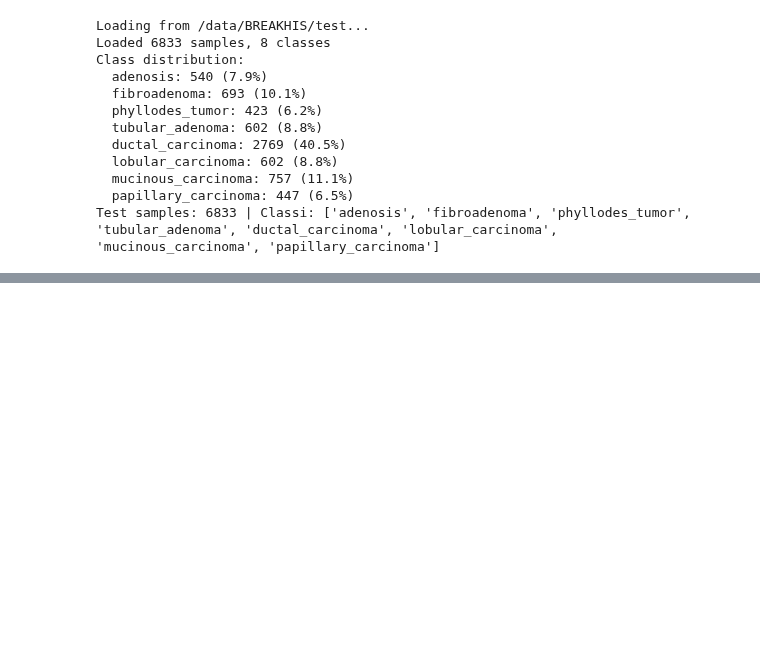
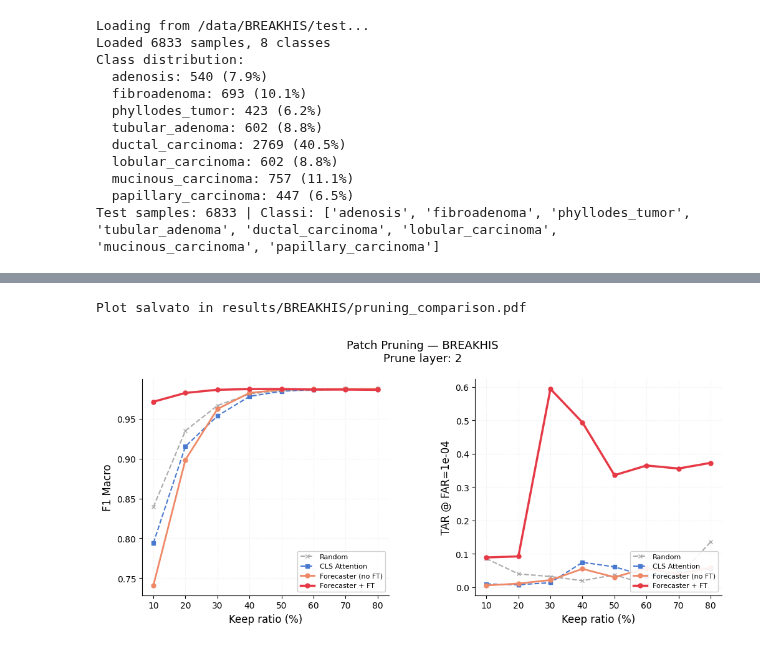
Before and after one commit to vincenzocivale/EntropyPruning, a Jupyter notebook: baseline-comparison.ipynb, the cells around one changed output, grey strips where cells are left out. Drawn from its saved outputs; the diff is of its cells as text; code cells hidden in the pictures; blank space fills up the shorter version.

```diff
--- a/baseline-comparison.ipynb
+++ b/baseline-comparison.ipynb
@@ -31,13 +31,13 @@ CFG = dict(
     batch_size      = 64,
     num_workers     = 8,
     seed            = 42,
-    classifier_ckpt = Path("checkpoints/uni_finetuned/best_model.pt"),
-    forecaster_ckpt = Path("checkpoints/forecaster/forecaster_src05_tgt23.pt"),
-    finetuned_pruned_ckpt = Path("checkpoints/pruned_finetuned/best_pruned_layer5_keep30.pt"),
+    classifier_ckpt = Path(f"checkpoints/{DATASET_NAME}/uni_finetuned/best_model.pt"),
+    forecaster_ckpt = Path(f"checkpoints/{DATASET_NAME}/forecaster/forecaster_src02_tgt23.pt"),
+    finetuned_pruned_ckpt = Path(f"checkpoints/{DATASET_NAME}/pruned_finetuned/best_prune_layer2_keep10.pt"),
     results_dir     = Path(f"results/{DATASET_NAME}"),
-    prune_layer     = 5,
+    prune_layer     = 2,
     far_threshold   = 1e-4,
-    keep_ratios     = [0.2, 0.3, 0.4, 0.5, 0.6, 0.7, 0.8],
+    keep_ratios     = [0.1, 0.2, 0.3, 0.4, 0.5, 0.6, 0.7, 0.8],
 )
 torch.manual_seed(CFG["seed"])
 np.random.seed(CFG["seed"])
@@ -264,7 +395,6 @@ def make_score_forecaster(forecaster):
     return score_fn
 # %%
 METHODS = [
-    # (nome, score_fn, modello)
     ("Random",
      score_random,
      classifier),
@@ -273,26 +403,21 @@ METHODS = [
      score_cls_attention,
      classifier),
 
-    ("Token Norm",
-     score_token_norm,
-     classifier),
-
-    ("Attention Entropy",
-     score_attention_entropy,
-     classifier),
-
-    ("Center Bias",
-     score_center_bias,
-     classifier),
-
     ("Forecaster (no FT)",
      make_score_forecaster(forecaster),
-     classifier),          # classificatore NON fine-tuned per il pruning
+     classifier),
 
     ("Forecaster + FT",
      make_score_forecaster(forecaster),
-     classifier_ft_pruned),  # classificatore fine-tuned CON pruning
+     classifier_ft_pruned),
 ]
+
+METHOD_STYLES = {
+    "Random"             : {"color": "#aaaaaa", "ls": "--", "marker": "x",  "lw": 1.5},
+    "CLS Attention"      : {"color": "#4878cf", "ls": "--", "marker": "s",  "lw": 1.5},
+    "Forecaster (no FT)" : {"color": "#ee8866", "ls": "-",  "marker": "o",  "lw": 2.0},
+    "Forecaster + FT"    : {"color": "#e63946", "ls": "-",  "marker": "o",  "lw": 2.5},
+}
 # %%
 results = []  # lista di dict
 
@@ -335,13 +511,5 @@ print(df.to_string(index=False))
 # %%
-METHOD_STYLES = {
-    "Random"              : {"color": "#aaaaaa", "ls": "--",  "marker": "x",  "lw": 1.5},
-    "CLS Attention"       : {"color": "#4878cf", "ls": "--",  "marker": "s",  "lw": 1.5},
-    "Token Norm"          : {"color": "#6acc65", "ls": "--",  "marker": "^",  "lw": 1.5},
-    "Attention Entropy"   : {"color": "#d65f5f", "ls": "--",  "marker": "v",  "lw": 1.5},
-    "Center Bias"         : {"color": "#b47cc7", "ls": "--",  "marker": "D",  "lw": 1.5},
-    "Forecaster (no FT)"  : {"color": "#ee8866", "ls": "-",   "marker": "o",  "lw": 2.0},
-    "Forecaster + FT"     : {"color": "#e63946", "ls": "-",   "marker": "o",  "lw": 2.5},
-}
+
 
 x_vals = [int(kr*100) for kr in CFG["keep_ratios"]]
 
@@ -355,33 +523,36 @@ for metric, ylabel, ax in [
     for method_name, style in METHOD_STYLES.items():
         sub = df[df["method"] == method_name].sort_values("keep_pct")
         if sub.empty:
             continue
         ax.plot(sub["keep_pct"], sub[metric],
                 color=style["color"], ls=style["ls"],
                 marker=style["marker"], lw=style["lw"],
                 label=method_name, markersize=5)
 
     ax.set_xlabel("Keep ratio (%)", fontsize=12)
     ax.set_ylabel(ylabel, fontsize=12)
     ax.set_xticks(x_vals)
     ax.tick_params(labelsize=10)
     ax.grid(alpha=0.25, linestyle=":")
     ax.spines[["top","right"]].set_visible(False)
 
 axes[0].legend(fontsize=8, loc="lower right", framealpha=0.9,
                ncol=1, handlelength=2)
 axes[1].legend(fontsize=8, loc="lower right", framealpha=0.9,
                ncol=1, handlelength=2)
 
 fig.suptitle(f"Patch Pruning — {DATASET_NAME}\n"
              f"Prune layer: {CFG['prune_layer']}",
              fontsize=13, y=1.02)
 
 plot_path = CFG["results_dir"] / "pruning_comparison.pdf"
 fig.savefig(plot_path, dpi=300, bbox_inches="tight")
 fig.savefig(str(plot_path).replace(".pdf",".png"), dpi=300, bbox_inches="tight")
 print(f"Plot salvato in {plot_path}")
 plt.show()
+# %% [output]
+Plot salvato in results/BREAKHIS/pruning_comparison.pdf
+[figure, added]
 # %%
 pivot_f1  = df.pivot(index="method", columns="keep_pct", values="f1_macro")
 pivot_tar = df.pivot(index="method", columns="keep_pct", values="tar_at_far")
```
Also changed, not shown: parts of 5 cells of this notebook, 16 other files.
